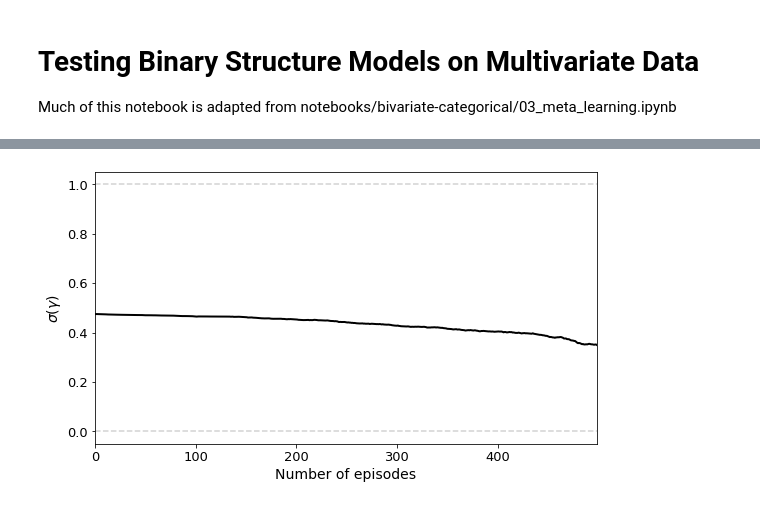
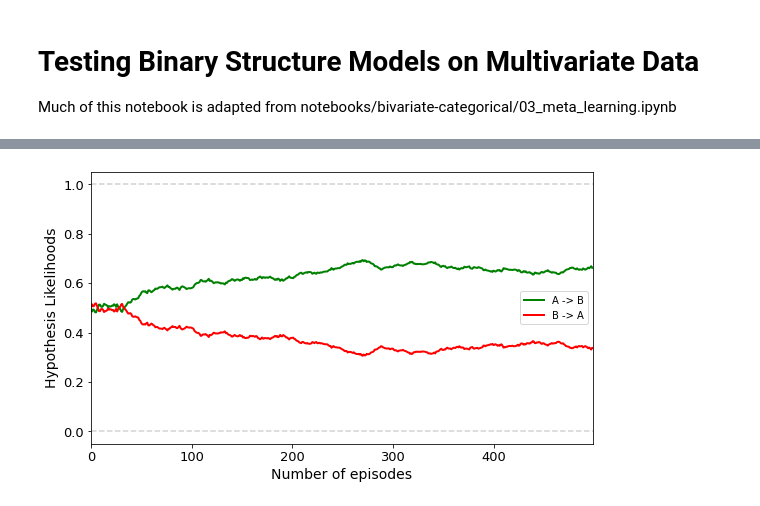
Before and after one commit to RobathanH/A-Meta-Transfer-Objective-For-Learning-To-Disentangle-Causal-Mechanisms, a Jupyter notebook: cs330/notebooks/pairwise_test.ipynb, the cells around one changed output, grey strips where cells are left out. Saved outputs shown, nothing was run; the diff lists cells and outputs as text; code cells hidden in the pictures.

```diff
--- a/cs330/notebooks/pairwise_test.ipynb
+++ b/cs330/notebooks/pairwise_test.ipynb
@@ -26,4 +56,0 @@ data_gen = MultiCategorical(N, M)
-# %%
-# Optionally enforce conditions on graph
-if True:
-    data_gen.graph.B[-1, -2] = 0
@@ -35,4 +56,0 @@ data_gen.graph.visualize()
-# %%
-# Determine the two node indices to compare
-A = 0
-B = 3
@@ -39,15 +63,20 @@ B = 3
 # %%
-inner_lr = 1e-3 #1e-1
+# Set up optimizers
+inner_lr = 1e-1 #1e-1
 outer_lr = 1e-2
 
-optimizer = torch.optim.SGD(model.modules_parameters(), lr=inner_lr)
-meta_optimizer = torch.optim.RMSprop([model.w], lr=outer_lr)
+#optimizer = torch.optim.SGD(model.modules_parameters(), lr=inner_lr)
+#meta_optimizer = torch.optim.RMSprop([model.w], lr=outer_lr)
+optimizer = torch.optim.SGD(model.hypothesis_parameters(), lr=inner_lr)
+meta_optimizer = torch.optim.RMSprop(model.structure_parameters(), lr=outer_lr)
 # %%
-num_runs = 1 # 10
+# Training constants
+num_runs = 4 # 10
 num_training = 1 # 100
 num_transfer = 500
 num_gradient_steps = 20
 
-train_batch_size = 1000
-transfer_batch_size = 10
+#train_batch_size = 1000
+pretrain_batch_size = 1000
+transfer_batch_size = 50
 # %%
@@ -119,19 +160,22 @@ for j in tnrange(num_runs):
 # %%
-alphas_50 = np.percentile(alphas.reshape((-1, num_transfer)), 50, axis=0)
+alpha_AB_50 = np.percentile(alpha_AB.reshape((-1, num_transfer)), 50, axis=0)
+alpha_BA_50 = np.percentile(alpha_BA.reshape((-1, num_transfer)), 50, axis=0)
 
 fig = plt.figure(figsize=(9, 5))
 ax = plt.subplot(1, 1, 1)
 
 ax.tick_params(axis='both', which='major', labelsize=13)
 ax.axhline(1, c='lightgray', ls='--')
 ax.axhline(0, c='lightgray', ls='--')
-ax.plot(alphas_50, lw=2, color='k')
+ax.plot(alpha_AB_50, lw=2, color='g', label="A -> B")
+ax.plot(alpha_BA_50, lw=2, color='r', label="B -> A")
+ax.legend()
 
 ax.set_xlim([0, num_transfer - 1])
 ax.set_xlabel('Number of episodes', fontsize=14)
-ax.set_ylabel(r'$\sigma(\gamma)$', fontsize=14)
+ax.set_ylabel("Hypothesis Likelihoods", fontsize=14)
 
-plt.savefig(f"{A}->{B}_alphas.png")
+plt.savefig(f"{TRIAL_ID}_median_alphas.png")
 plt.show()
 # %% [output]
-[figure, old version]
+[figure, new version]
```
Also changed, not shown: parts of 10 cells of this notebook, 2 other files.
